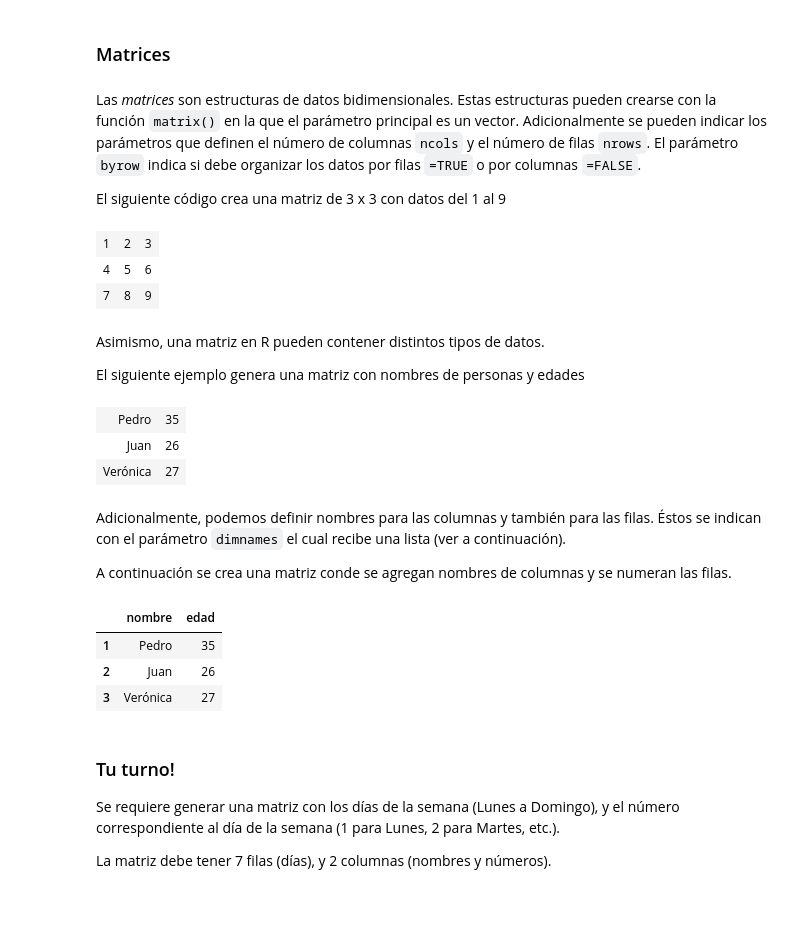
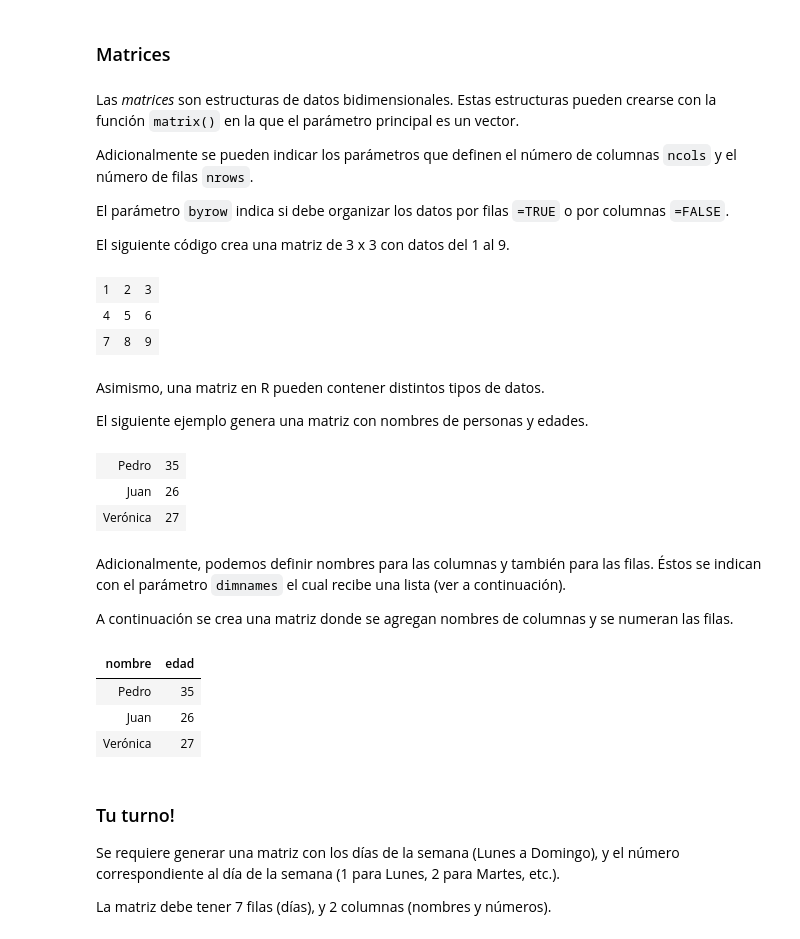
Before and after one commit to eduardozamudio/cursoR_unam, a Jupyter notebook: notebooks/Tema2-Estructuras.ipynb, the cells around one changed output. Drawn from its saved outputs; the diff is of its cells as text; code cells hidden in the pictures; blank space fills up the shorter version.

```diff
--- a/notebooks/Tema2-Estructuras.ipynb
+++ b/notebooks/Tema2-Estructuras.ipynb
@@ -214,9 +210,13 @@ print() #Complete el parámetro de la función con el tercer elemento de la list
 # %% [markdown]
 ### Matrices
 # %% [markdown]
-Las *matrices* son estructuras de datos bidimensionales. Estas estructuras pueden crearse con la función `matrix()` en la que el parámetro principal es un vector. Adicionalmente se pueden indicar los parámetros que definen el número de columnas `ncols` y el número de filas `nrows`. El parámetro `byrow` indica si debe organizar los datos por filas `=TRUE` o por columnas `=FALSE`.
+Las *matrices* son estructuras de datos bidimensionales. Estas estructuras pueden crearse con la función `matrix()` en la que el parámetro principal es un vector.
 
-El siguiente código crea una matriz de 3 x 3 con datos del 1 al 9
+Adicionalmente se pueden indicar los parámetros que definen el número de columnas `ncols` y el número de filas `nrows`.
+
+El parámetro `byrow` indica si debe organizar los datos por filas `=TRUE` o por columnas `=FALSE`.
+
+El siguiente código crea una matriz de 3 x 3 con datos del 1 al 9.
 # %%
 matrix(c(1,2,3,4,5,6,7,8,9), nrow=3, ncol=3, byrow=TRUE)
 # %% [output]
@@ -226,7 +226,7 @@ matrix(c(1,2,3,4,5,6,7,8,9), nrow=3, ncol=3, byrow=TRUE)
 # %% [markdown]
 Asimismo, una matriz en R pueden contener distintos tipos de datos.
 
-El siguiente ejemplo genera una matriz con nombres de personas y edades
+El siguiente ejemplo genera una matriz con nombres de personas y edades.
 # %%
 matrix(c('Pedro', 35,  'Juan', 26,  'Verónica', 27), nrow=3, ncol=2, byrow=TRUE)
 # %% [output]
@@ -237,14 +237,16 @@ matrix(c('Pedro', 35,  'Juan', 26,  'Verónica', 27), nrow=3, ncol=2, byrow=TRUE
 Adicionalmente, podemos definir nombres para las columnas y también para las filas. Éstos se indican con el parámetro
 `dimnames` el cual recibe una lista (ver a continuación).
 
-A continuación se crea una matriz conde se agregan nombres de columnas y se numeran las filas.
+A continuación se crea una matriz donde se agregan nombres de columnas y se numeran las filas.
 # %%
-matrix(c('Pedro', 35,  'Juan', 26,  'Verónica', 27), nrow=3, ncol=2, byrow=TRUE, dimnames=list(c(1:3),c('nombre', 'edad')))
+matrix(c('Pedro', 35,  'Juan', 26,  'Verónica', 27)
+       , nrow=3, ncol=2, byrow=TRUE
+       , dimnames=list(c(1:3),c('nombre', 'edad')))
 # %% [output]
-|  | nombre | edad |
-| 1 | Pedro | 35 |
-| 2 | Juan | 26 |
-| 3 | Verónica | 27 |
+| nombre | edad |
+| Pedro | 35 |
+| Juan | 26 |
+| Verónica | 27 |
 # %% [markdown]
 ### Tu turno!
 
```
Also changed, not shown: parts of 23 cells of this notebook, 5 other files.
